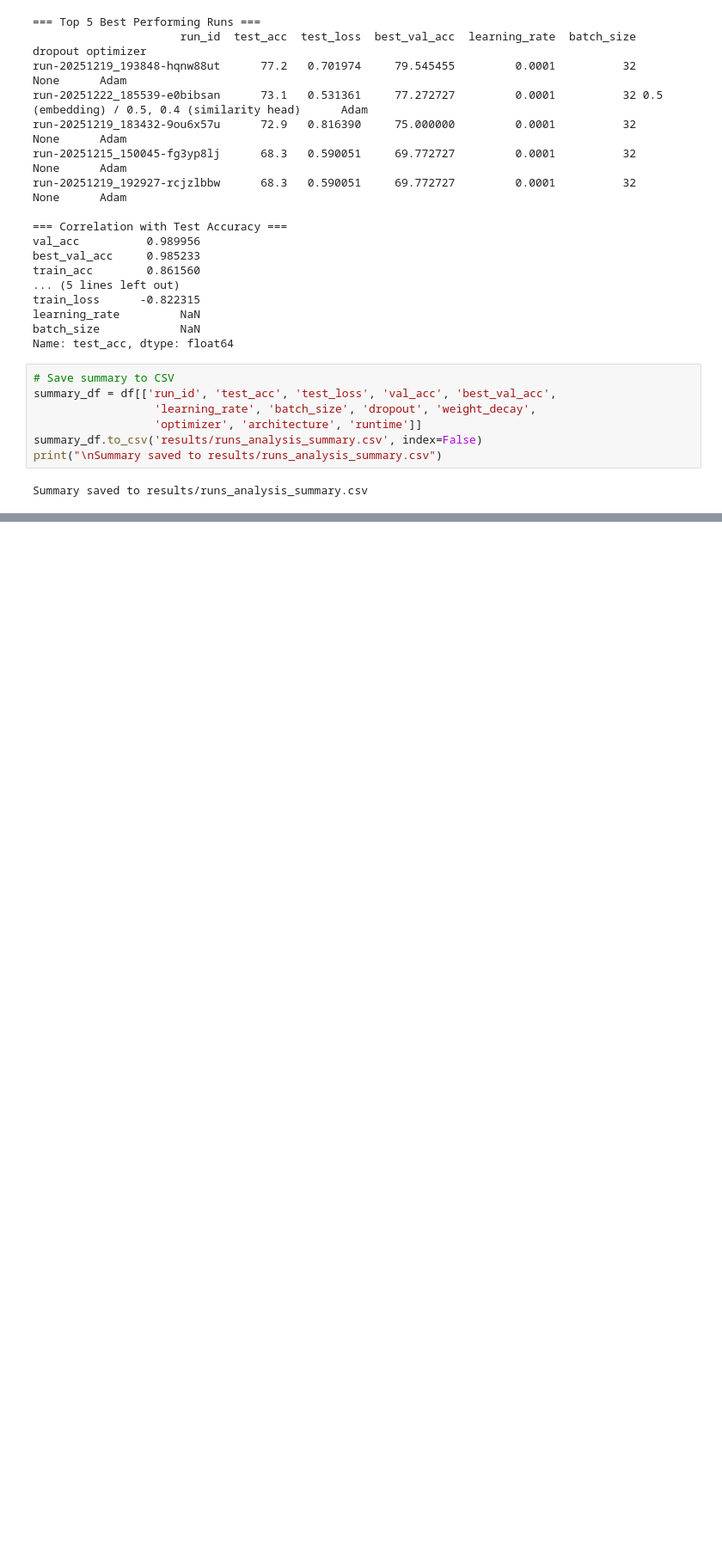
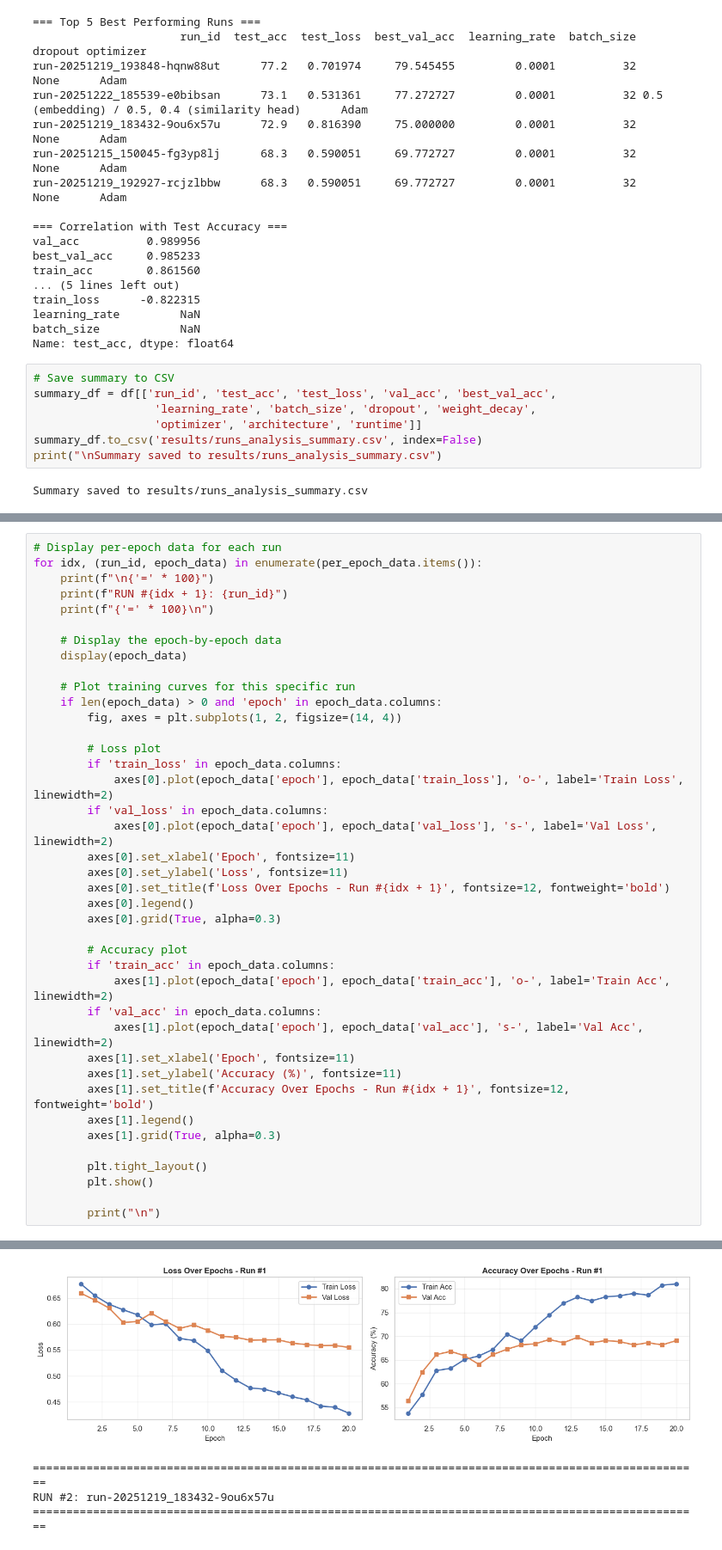
Before and after one commit to orimood/deep_hw_2, a Jupyter notebook: report_graphs.ipynb, the cells around one changed output, grey strips where cells are left out. Shown at 86% size. Cells and saved outputs as stored; diff of their text form; blank space fills up the shorter version.

```diff
--- a/report_graphs.ipynb
+++ b/report_graphs.ipynb
@@ -350,0 +615,41 @@ Summary saved to results/runs_analysis_summary.csv
+# %%
+# Display per-epoch data for each run
+for idx, (run_id, epoch_data) in enumerate(per_epoch_data.items()):
+    print(f"\n{'=' * 100}")
+    print(f"RUN #{idx + 1}: {run_id}")
+    print(f"{'=' * 100}\n")
+
+    # Display the epoch-by-epoch data
+    display(epoch_data)
+
+    # Plot training curves for this specific run
+    if len(epoch_data) > 0 and 'epoch' in epoch_data.columns:
+        fig, axes = plt.subplots(1, 2, figsize=(14, 4))
+
+        # Loss plot
+        if 'train_loss' in epoch_data.columns:
+            axes[0].plot(epoch_data['epoch'], epoch_data['train_loss'], 'o-', label='Train Loss', linewidth=2)
+        if 'val_loss' in epoch_data.columns:
+            axes[0].plot(epoch_data['epoch'], epoch_data['val_loss'], 's-', label='Val Loss', linewidth=2)
+        axes[0].set_xlabel('Epoch', fontsize=11)
+        axes[0].set_ylabel('Loss', fontsize=11)
+        axes[0].set_title(f'Loss Over Epochs - Run #{idx + 1}', fontsize=12, fontweight='bold')
+        axes[0].legend()
+        axes[0].grid(True, alpha=0.3)
+
+        # Accuracy plot
+        if 'train_acc' in epoch_data.columns:
+            axes[1].plot(epoch_data['epoch'], epoch_data['train_acc'], 'o-', label='Train Acc', linewidth=2)
+        if 'val_acc' in epoch_data.columns:
+            axes[1].plot(epoch_data['epoch'], epoch_data['val_acc'], 's-', label='Val Acc', linewidth=2)
+        axes[1].set_xlabel('Epoch', fontsize=11)
+        axes[1].set_ylabel('Accuracy (%)', fontsize=11)
+        axes[1].set_title(f'Accuracy Over Epochs - Run #{idx + 1}', fontsize=12, fontweight='bold')
+        axes[1].legend()
+        axes[1].grid(True, alpha=0.3)
+
+        plt.tight_layout()
+        plt.show()
+
+        print("\n")
+# %% [output]
@@ -350,0 +676,4 @@ Summary saved to results/runs_analysis_summary.csv
+[figure, added]
+====================================================================================================
+RUN #2: run-20251219_183432-9ou6x57u
+====================================================================================================
```
Also changed, not shown: parts of 11 cells of this notebook.
